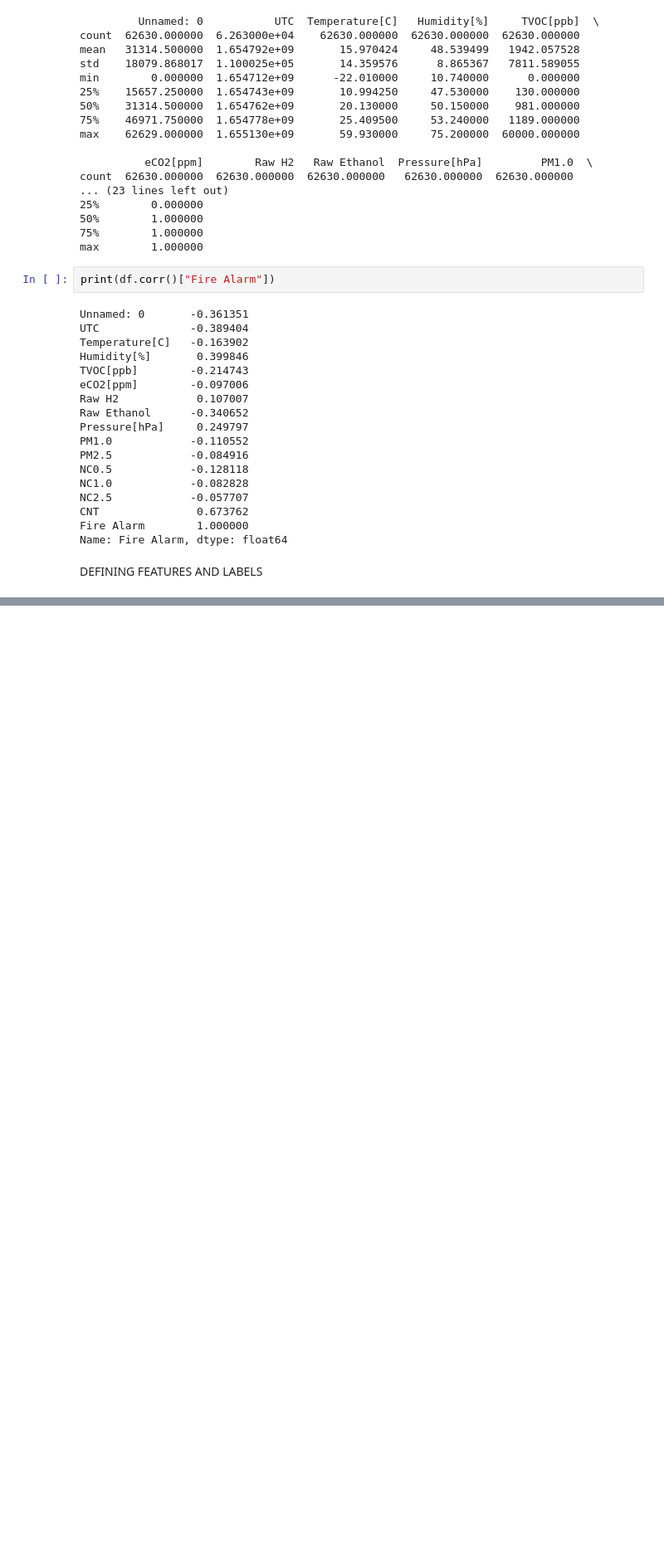
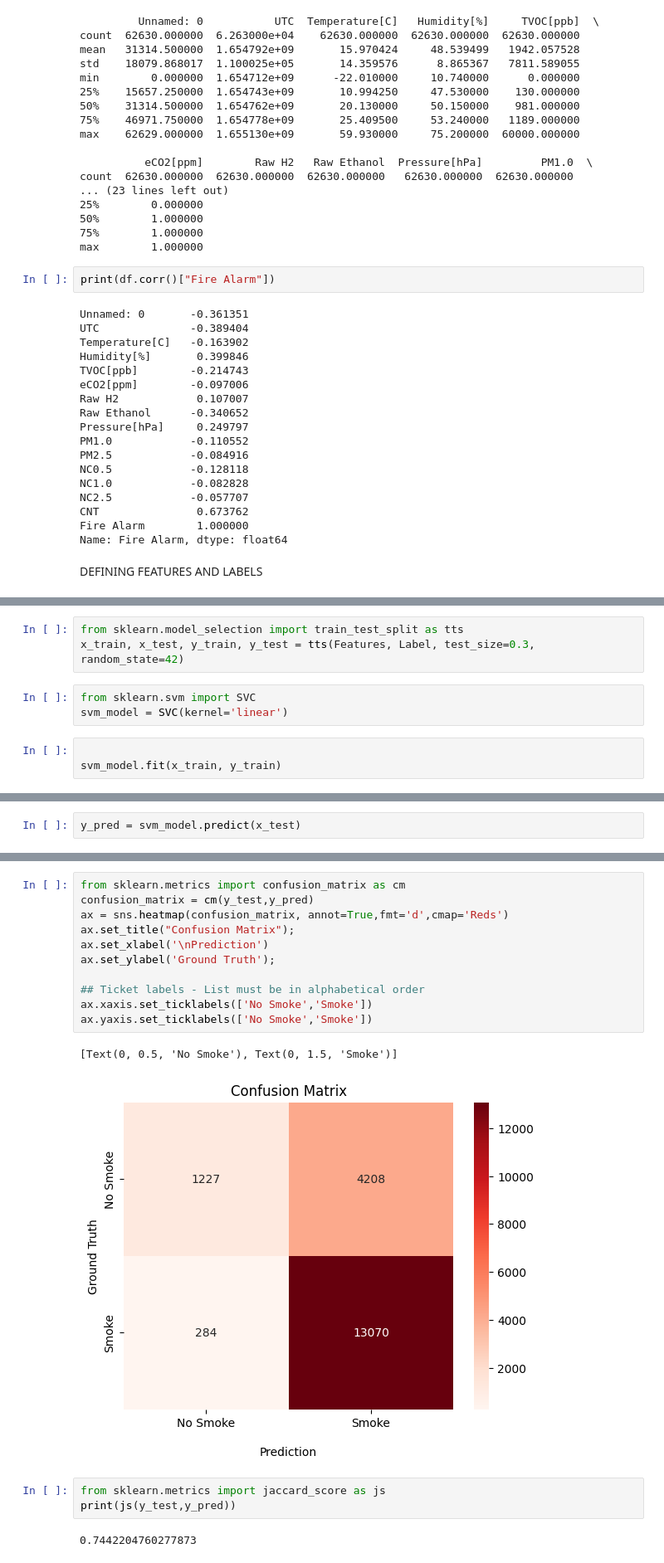
Before and after one commit to DebsPats44/Smoke_Detection_MLModel, a Jupyter notebook: SVM.ipynb, the cells around one changed output, grey strips where cells are left out. Shown: that part at 83% size. Saved outputs shown, nothing was run; the diff lists cells and outputs as text; blank space fills up the shorter version.

```diff
--- a/SVM.ipynb
+++ b/SVM.ipynb
@@ -82,0 +89,9 @@ Hum=np.array((df['Humidity'].values).reshape(-1,1))
+# %%
+from sklearn.model_selection import train_test_split as tts
+x_train, x_test, y_train, y_test = tts(Features, Label, test_size=0.3, random_state=42)
+# %%
+from sklearn.svm import SVC
+svm_model = SVC(kernel='linear')
+# %%
+
+svm_model.fit(x_train, y_train)
@@ -82,0 +102,2 @@ Hum=np.array((df['Humidity'].values).reshape(-1,1))
+# %%
+y_pred = svm_model.predict(x_test)
@@ -82,0 +116,19 @@ Hum=np.array((df['Humidity'].values).reshape(-1,1))
+# %%
+from sklearn.metrics import confusion_matrix as cm
+confusion_matrix = cm(y_test,y_pred)
+ax = sns.heatmap(confusion_matrix, annot=True,fmt='d',cmap='Reds')
+ax.set_title("Confusion Matrix");
+ax.set_xlabel('\nPrediction')
+ax.set_ylabel('Ground Truth');
+
+## Ticket labels - List must be in alphabetical order
+ax.xaxis.set_ticklabels(['No Smoke','Smoke'])
+ax.yaxis.set_ticklabels(['No Smoke','Smoke'])
+# %% [output]
+[Text(0, 0.5, 'No Smoke'), Text(0, 1.5, 'Smoke')]
+[figure, added]
+# %%
+from sklearn.metrics import jaccard_score as js
+print(js(y_test,y_pred))
+# %% [output]
+0.7442204760277873
```
Also changed, not shown: parts of 7 cells of this notebook.
